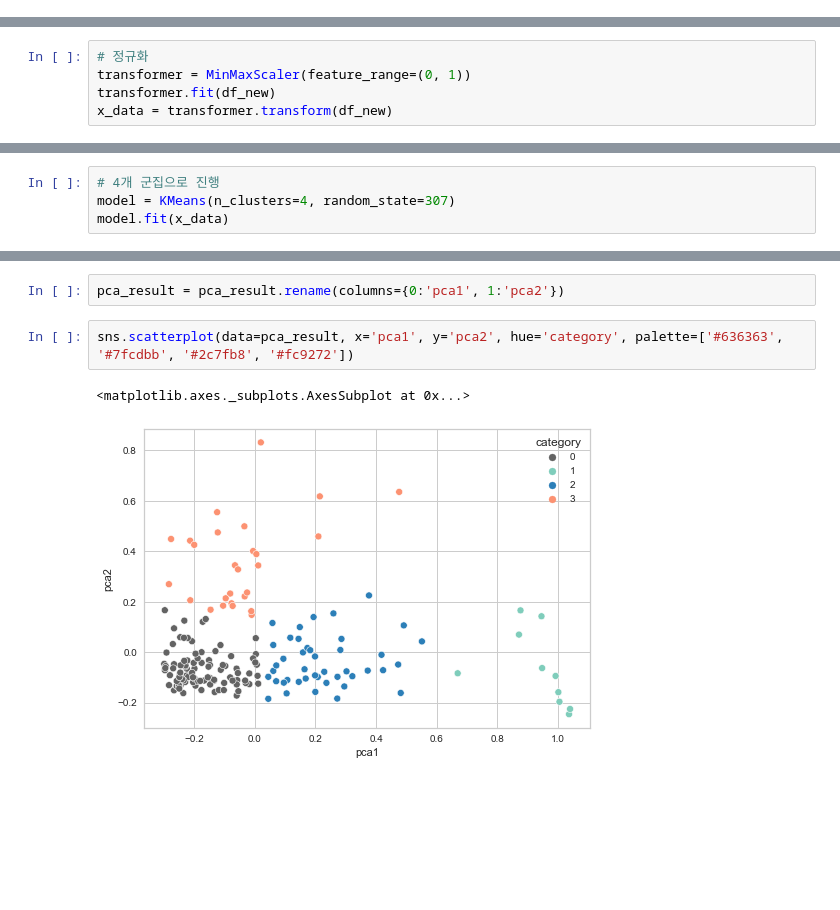
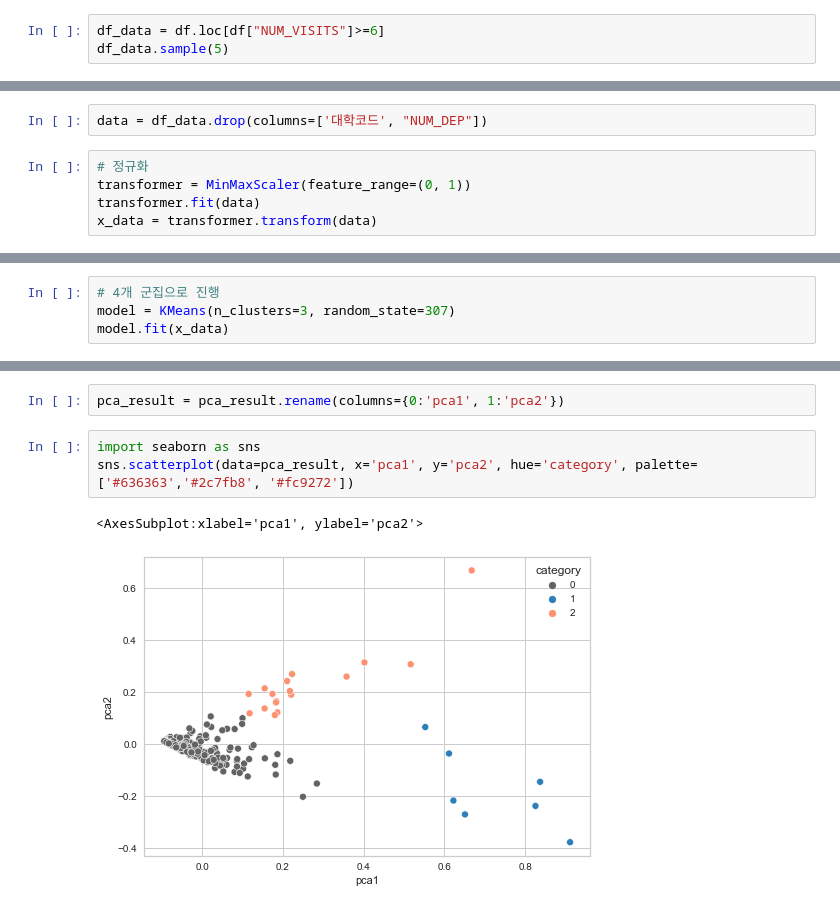
Before and after one commit to snoop2head/yonsei-exchange-program, a Jupyter notebook: cluster_departments_Kmeans.ipynb, the cells around one changed output, grey strips where cells are left out. Drawn from its saved outputs; the diff is of its cells as text; blank space fills up the shorter version.

Commit message:
update kmeans clustering

```diff
--- a/cluster_departments_Kmeans.ipynb
+++ b/cluster_departments_Kmeans.ipynb
@@ -93,0 +30,3 @@ df_new = data.drop(columns=['university'])
+# %%
+df_data = df.loc[df["NUM_VISITS"]>=6]
+df_data.sample(5)
@@ -94,6 +40,8 @@ df_new = data.drop(columns=['university'])
+# %%
+data = df_data.drop(columns=['대학코드', "NUM_DEP"])
 # %%
 # 정규화
 transformer = MinMaxScaler(feature_range=(0, 1))
-transformer.fit(df_new)
-x_data = transformer.transform(df_new)
+transformer.fit(data)
+x_data = transformer.transform(data)
 # %%
@@ -114,5 +60,5 @@ KElbowVisualizer(ax=<matplotlib.axes._subplots.AxesSubplot object at 0x...>,
 # %%
 # 4개 군집으로 진행
-model = KMeans(n_clusters=4, random_state=307)
+model = KMeans(n_clusters=3, random_state=307)
 model.fit(x_data)
 # %% [output]
@@ -184,7 +144,8 @@ pca_result
 # %%
 pca_result = pca_result.rename(columns={0:'pca1', 1:'pca2'})
 # %%
-sns.scatterplot(data=pca_result, x='pca1', y='pca2', hue='category', palette=['#636363', '#7fcdbb', '#2c7fb8', '#fc9272'])
+import seaborn as sns
+sns.scatterplot(data=pca_result, x='pca1', y='pca2', hue='category', palette=['#636363','#2c7fb8', '#fc9272'])
 # %% [output]
-<matplotlib.axes._subplots.AxesSubplot at 0x...>
+<AxesSubplot:xlabel='pca1', ylabel='pca2'>
-[figure, old version]
+[figure, new version]
```
Also changed, not shown: parts of 18 cells of this notebook, 2 other files.
